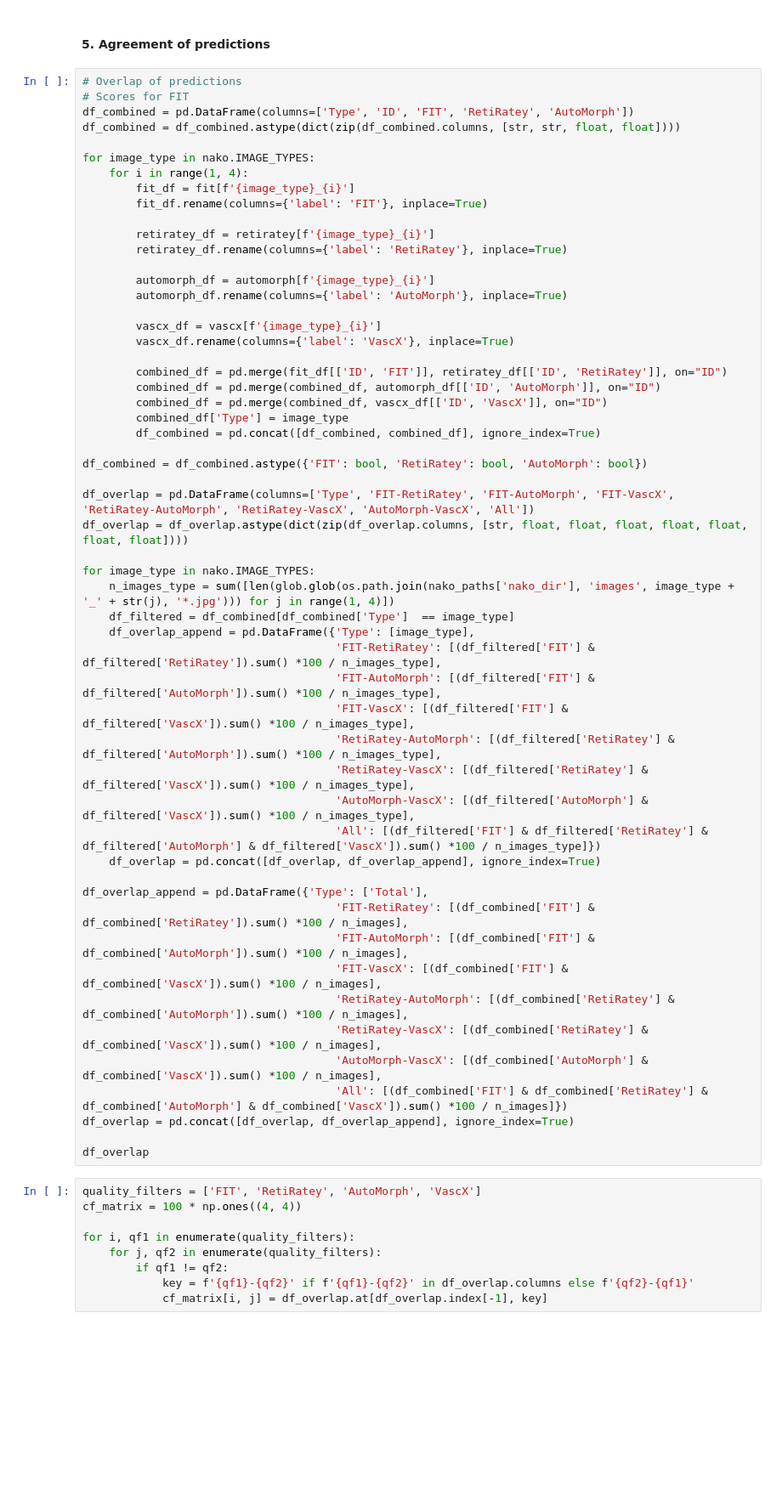
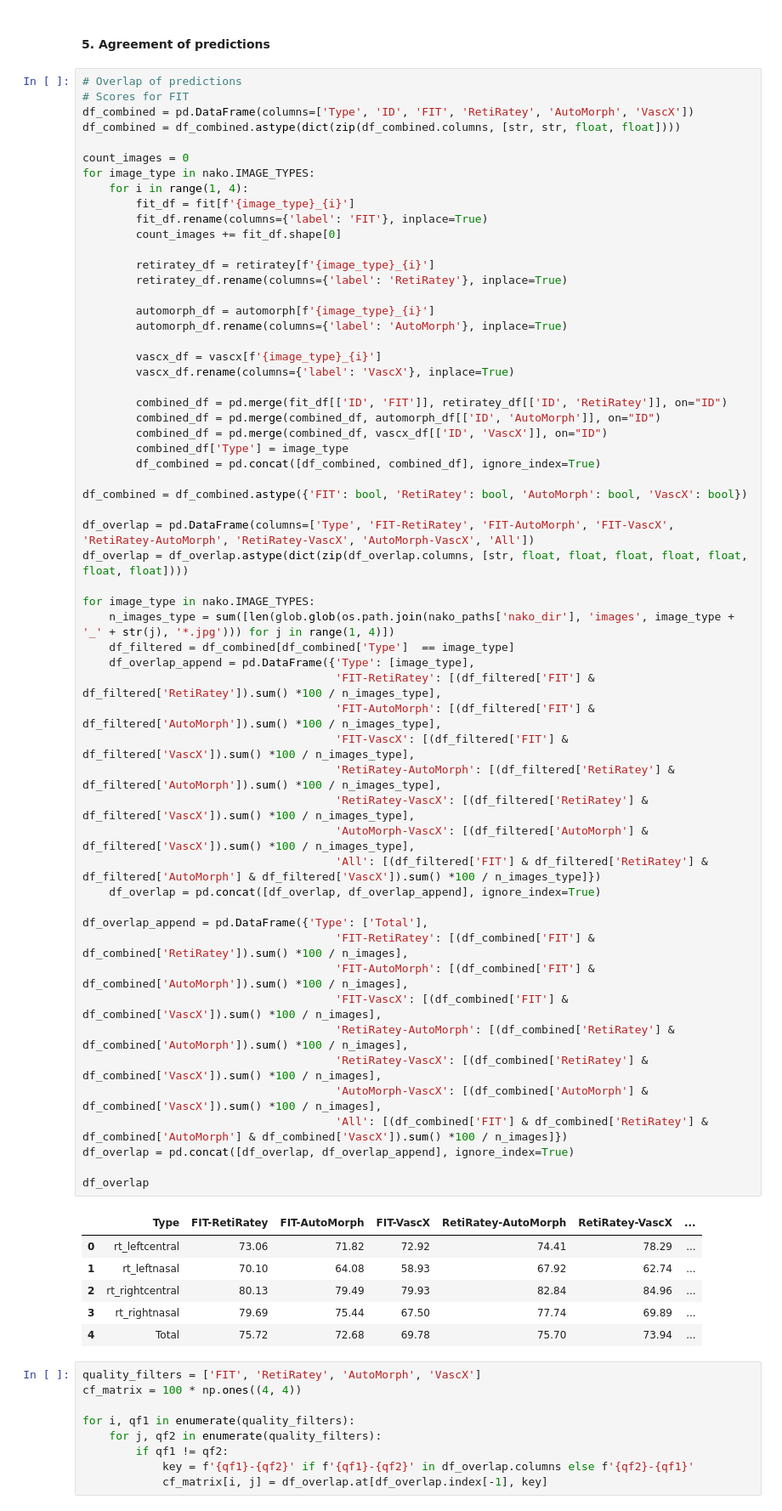
Before and after one commit to berenslab/nako-eye, a Jupyter notebook: preprocess/quality_grading.ipynb, the cells around one changed output. Shown at 85% size. Saved outputs shown, nothing was run; the diff lists cells and outputs as text; blank space fills up the shorter version.

```diff
--- a/preprocess/quality_grading.ipynb
+++ b/preprocess/quality_grading.ipynb
@@ -274,13 +296,15 @@ fig.savefig('plots/quality_distribution.svg')
 # %%
 # Overlap of predictions
 # Scores for FIT
-df_combined = pd.DataFrame(columns=['Type', 'ID', 'FIT', 'RetiRatey', 'AutoMorph'])
+df_combined = pd.DataFrame(columns=['Type', 'ID', 'FIT', 'RetiRatey', 'AutoMorph', 'VascX'])
 df_combined = df_combined.astype(dict(zip(df_combined.columns, [str, str, float, float])))
 
+count_images = 0
 for image_type in nako.IMAGE_TYPES:
     for i in range(1, 4):
         fit_df = fit[f'{image_type}_{i}']
         fit_df.rename(columns={'label': 'FIT'}, inplace=True)
+        count_images += fit_df.shape[0]
 
         retiratey_df = retiratey[f'{image_type}_{i}']
         retiratey_df.rename(columns={'label': 'RetiRatey'}, inplace=True)
@@ -297,35 +321,42 @@ for image_type in nako.IMAGE_TYPES:
         combined_df['Type'] = image_type
         df_combined = pd.concat([df_combined, combined_df], ignore_index=True)
 
-df_combined = df_combined.astype({'FIT': bool, 'RetiRatey': bool, 'AutoMorph': bool})
+df_combined = df_combined.astype({'FIT': bool, 'RetiRatey': bool, 'AutoMorph': bool, 'VascX': bool})
 
 df_overlap = pd.DataFrame(columns=['Type', 'FIT-RetiRatey', 'FIT-AutoMorph', 'FIT-VascX', 'RetiRatey-AutoMorph', 'RetiRatey-VascX', 'AutoMorph-VascX', 'All'])
 df_overlap = df_overlap.astype(dict(zip(df_overlap.columns, [str, float, float, float, float, float, float, float])))
 
 for image_type in nako.IMAGE_TYPES:
     n_images_type = sum([len(glob.glob(os.path.join(nako_paths['nako_dir'], 'images', image_type + '_' + str(j), '*.jpg'))) for j in range(1, 4)])
     df_filtered = df_combined[df_combined['Type']  == image_type]
     df_overlap_append = pd.DataFrame({'Type': [image_type],
                                       'FIT-RetiRatey': [(df_filtered['FIT'] & df_filtered['RetiRatey']).sum() *100 / n_images_type],
                                       'FIT-AutoMorph': [(df_filtered['FIT'] & df_filtered['AutoMorph']).sum() *100 / n_images_type],
                                       'FIT-VascX': [(df_filtered['FIT'] & df_filtered['VascX']).sum() *100 / n_images_type],
                                       'RetiRatey-AutoMorph': [(df_filtered['RetiRatey'] & df_filtered['AutoMorph']).sum() *100 / n_images_type],
                                       'RetiRatey-VascX': [(df_filtered['RetiRatey'] & df_filtered['VascX']).sum() *100 / n_images_type],
                                       'AutoMorph-VascX': [(df_filtered['AutoMorph'] & df_filtered['VascX']).sum() *100 / n_images_type],
                                       'All': [(df_filtered['FIT'] & df_filtered['RetiRatey'] & df_filtered['AutoMorph'] & df_filtered['VascX']).sum() *100 / n_images_type]})
     df_overlap = pd.concat([df_overlap, df_overlap_append], ignore_index=True)
 
 df_overlap_append = pd.DataFrame({'Type': ['Total'],
                                       'FIT-RetiRatey': [(df_combined['FIT'] & df_combined['RetiRatey']).sum() *100 / n_images],
                                       'FIT-AutoMorph': [(df_combined['FIT'] & df_combined['AutoMorph']).sum() *100 / n_images],
                                       'FIT-VascX': [(df_combined['FIT'] & df_combined['VascX']).sum() *100 / n_images],
                                       'RetiRatey-AutoMorph': [(df_combined['RetiRatey'] & df_combined['AutoMorph']).sum() *100 / n_images],
                                       'RetiRatey-VascX': [(df_combined['RetiRatey'] & df_combined['VascX']).sum() *100 / n_images],
                                       'AutoMorph-VascX': [(df_combined['AutoMorph'] & df_combined['VascX']).sum() *100 / n_images],
                                       'All': [(df_combined['FIT'] & df_combined['RetiRatey'] & df_combined['AutoMorph'] & df_combined['VascX']).sum() *100 / n_images]})
 df_overlap = pd.concat([df_overlap, df_overlap_append], ignore_index=True)
 
 df_overlap
+# %% [output]
+|  | Type | FIT-RetiRatey | FIT-AutoMorph | FIT-VascX | RetiRatey-AutoMorph | RetiRatey-VascX | ... |
+| 0 | rt_leftcentral | 73.06 | 71.82 | 72.92 | 74.41 | 78.29 | ... |
+| 1 | rt_leftnasal | 70.10 | 64.08 | 58.93 | 67.92 | 62.74 | ... |
+| 2 | rt_rightcentral | 80.13 | 79.49 | 79.93 | 82.84 | 84.96 | ... |
+| 3 | rt_rightnasal | 79.69 | 75.44 | 67.50 | 77.74 | 69.89 | ... |
+| 4 | Total | 75.72 | 72.68 | 69.78 | 75.70 | 73.94 | ... |
 # %%
 quality_filters = ['FIT', 'RetiRatey', 'AutoMorph', 'VascX']
 cf_matrix = 100 * np.ones((4, 4))
```
Also changed, not shown: parts of 5 cells of this notebook.
